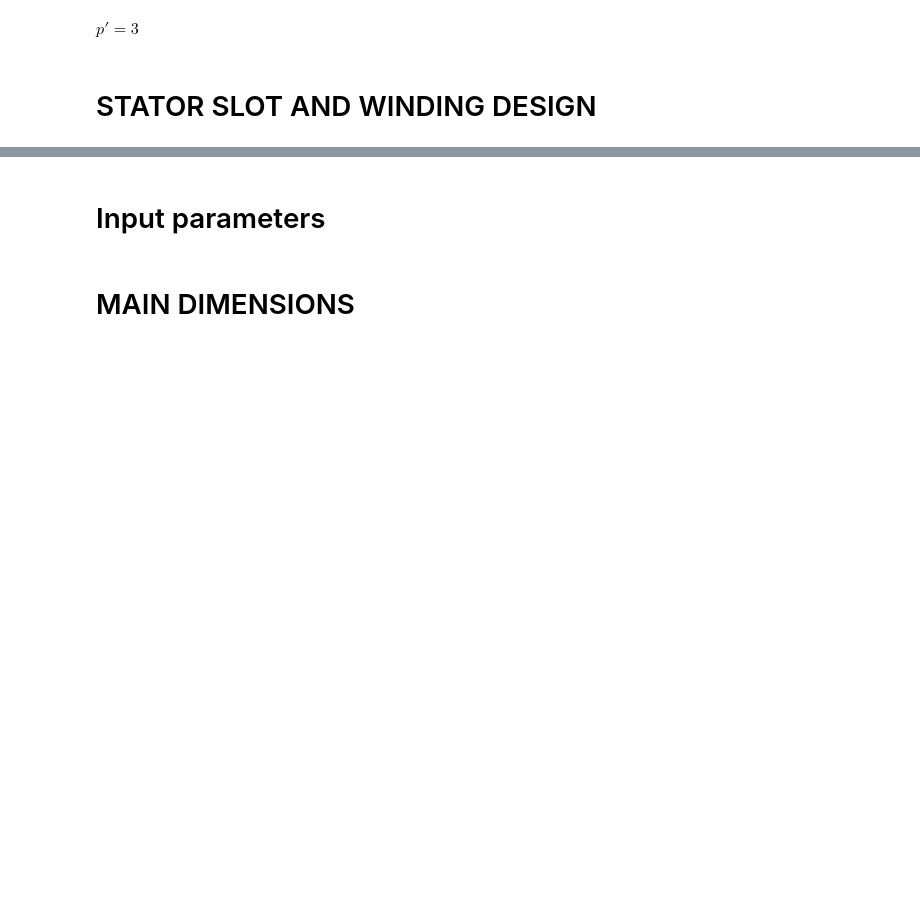
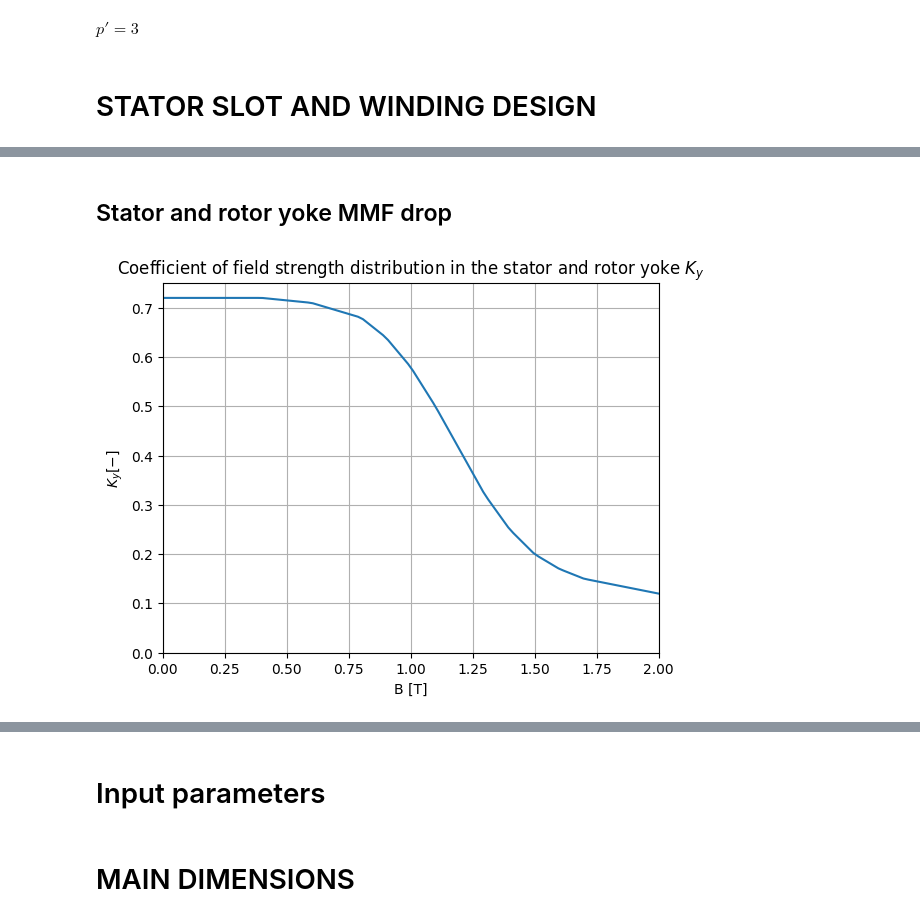
Before and after one commit to rkleva/SMPM-Design, a Jupyter notebook: Losses_and_efficiency.ipynb, the cells around one changed output, grey strips where cells are left out. Saved outputs shown, nothing was run; the diff lists cells and outputs as text; code cells hidden in the pictures; blank space fills up the shorter version.

```diff
--- a/Losses_and_efficiency.ipynb
+++ b/Losses_and_efficiency.ipynb
@@ -405,0 +823,36 @@ Phi_m*10**3
+# %% [markdown]
+<h2> Stator and rotor yoke MMF drop </h2>
+# %%
+# Stator and rotor yoke coefficients
+B_ky = np.array([
+    0.0, 0.2, 0.4, 0.6, 0.8,
+    0.9, 1.0, 1.1, 1.2, 1.3,
+    1.4, 1.5, 1.6, 1.7, 1.8,
+    1.9, 2.0
+])                                  # TODO
+
+Ky = np.array([
+    0.72, 0.72, 0.72, 0.71, 0.68,
+    0.64, 0.58, 0.50, 0.41, 0.32,
+    0.25, 0.20, 0.17, 0.15, 0.14,
+    0.13, 0.12
+])                                  # TODO
+
+B_ky_interp = np.linspace(0.0,2.0,100)
+Ky_interp = np.interp(B_ky_interp,B_ky,Ky)
+Ky_from_B = interp1d(
+    B_ky,
+    Ky,
+    kind='linear',          # 'cubic' or 'pchip' optional
+    fill_value="extrapolate"
+)
+plt.plot(B_ky_interp,Ky_interp)
+plt.xlabel("B [T]")
+plt.ylabel("$K_{y} [-]$")
+plt.xlim([0.0,max(B_ky)])
+plt.ylim([0.0,0.75])
+plt.title("Coefficient of field strength distribution in the stator and rotor yoke $K_y$")
+plt.grid()
+plt.show()
+# %% [output]
+[figure, added]
```
Also changed, not shown: parts of 20 cells of this notebook.
